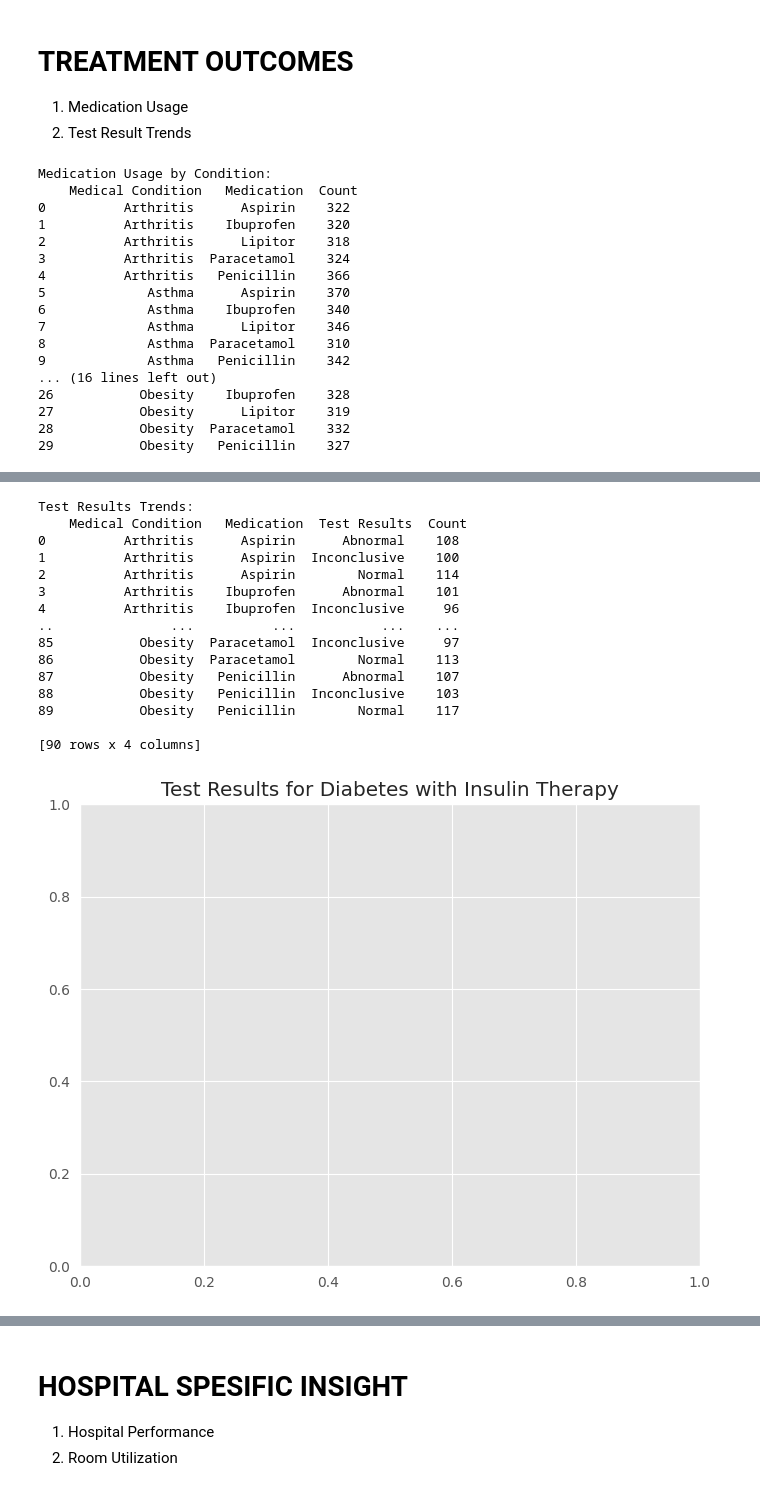
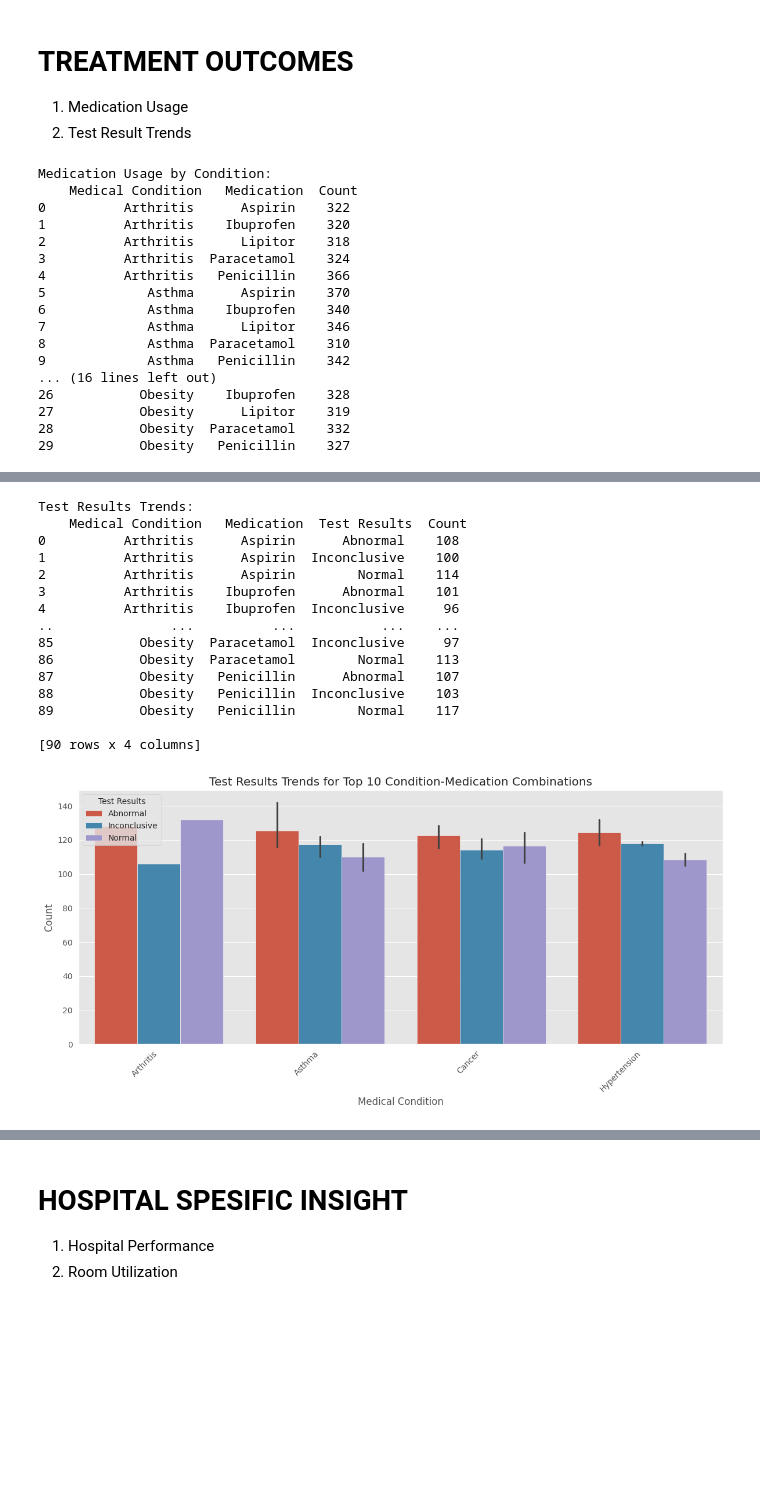
Before and after one commit to Hybeek-WUQ/Medic_Insights, a Jupyter notebook: Hospital_Admissions_and_Billing_Analysis.ipynb, the cells around one changed output, grey strips where cells are left out. Saved outputs shown, nothing was run; the diff lists cells and outputs as text; code cells hidden in the pictures; blank space fills up the shorter version.

```diff
--- a/Hospital_Admissions_and_Billing_Analysis.ipynb
+++ b/Hospital_Admissions_and_Billing_Analysis.ipynb
@@ -791,19 +955,37 @@ test_results_by_condition_medication = df.groupby(['Medical Condition', 'Medicat
 test_results_by_condition_medication = test_results_by_condition_medication.rename(columns={'Name': 'Count'})
 print("Test Results Trends:\n", test_results_by_condition_medication)
 
-# Visualize test results for a specific condition and medication (example)
-condition_name = 'Diabetes'  # Replace with the desired condition
-medication_name = 'Insulin Therapy'  # Replace with the desired medication (from 'Medication' column)
-filtered_data = test_results_by_condition_medication[
-    (test_results_by_condition_medication['Medical Condition'] == condition_name) &
-    (test_results_by_condition_medication['Medication'] == medication_name)
-]
-plt.figure(figsize=(8, 6))
-sns.barplot(x='Test Results', y='Count', data=filtered_data)
-plt.title(f'Test Results for {condition_name} with {medication_name}')
-plt.show()
+# # Visualize test results for a specific condition and medication (example)
+# condition_name = 'Diabetes'  # Replace with the desired condition
+# medication_name = 'Insulin Therapy'  # Replace with the desired medication (from 'Medication' column)
+# filtered_data = test_results_by_condition_medication[
+#     (test_results_by_condition_medication['Medical Condition'] == condition_name) &
+#     (test_results_by_condition_medication['Medication'] == medication_name)
+# ]
+# plt.figure(figsize=(8, 6))
+# sns.barplot(x='Test Results', y='Count', data=filtered_data)
+# plt.title(f'Test Results for {condition_name} with {medication_name}')
+# plt.show()
 
    # You can create similar visualizations for other conditions and treatments.
+
+
+# Select top N medical condition and medication combinations based on count
+N = 10  # Number of top combinations to select
+top_combinations = test_results_by_condition_medication.groupby(['Medical Condition', 'Medication'])['Count'].sum().nlargest(N).index
+
+# Filter data to include only top combinations
+filtered_data = test_results_by_condition_medication[
+    test_results_by_condition_medication[['Medical Condition', 'Medication']].apply(tuple, axis=1).isin(top_combinations)
+]
+
+# Visualize the data for top combinations
+plt.figure(figsize=(12, 6))
+sns.barplot(x='Medical Condition', y='Count', hue='Test Results', data=filtered_data)
+plt.title(f'Test Results Trends for Top {N} Condition-Medication Combinations')
+plt.xticks(rotation=45, ha='right')
+plt.tight_layout()
+plt.show()
 # %% [output]
 Medication Usage by Condition:
     Medical Condition   Medication  Count
@@ -811,31 +993,31 @@ Medication Usage by Condition:
 1          Arthritis    Ibuprofen    320
 2          Arthritis      Lipitor    318
 3          Arthritis  Paracetamol    324
 4          Arthritis   Penicillin    366
 5             Asthma      Aspirin    370
 6             Asthma    Ibuprofen    340
 7             Asthma      Lipitor    346
 8             Asthma  Paracetamol    310
 9             Asthma   Penicillin    342
 ... (16 lines left out)
 26           Obesity    Ibuprofen    328
 27           Obesity      Lipitor    319
 28           Obesity  Paracetamol    332
 29           Obesity   Penicillin    327
 [figure]
 Test Results Trends:
     Medical Condition   Medication  Test Results  Count
 0          Arthritis      Aspirin      Abnormal    108
 1          Arthritis      Aspirin  Inconclusive    100
 2          Arthritis      Aspirin        Normal    114
 3          Arthritis    Ibuprofen      Abnormal    101
 4          Arthritis    Ibuprofen  Inconclusive     96
 ..               ...          ...           ...    ...
 85           Obesity  Paracetamol  Inconclusive     97
 86           Obesity  Paracetamol        Normal    113
 87           Obesity   Penicillin      Abnormal    107
 88           Obesity   Penicillin  Inconclusive    103
 89           Obesity   Penicillin        Normal    117
 
 [90 rows x 4 columns]
-[figure, old version]
+[figure, new version]
```
Also changed, not shown: parts of 23 cells of this notebook.
